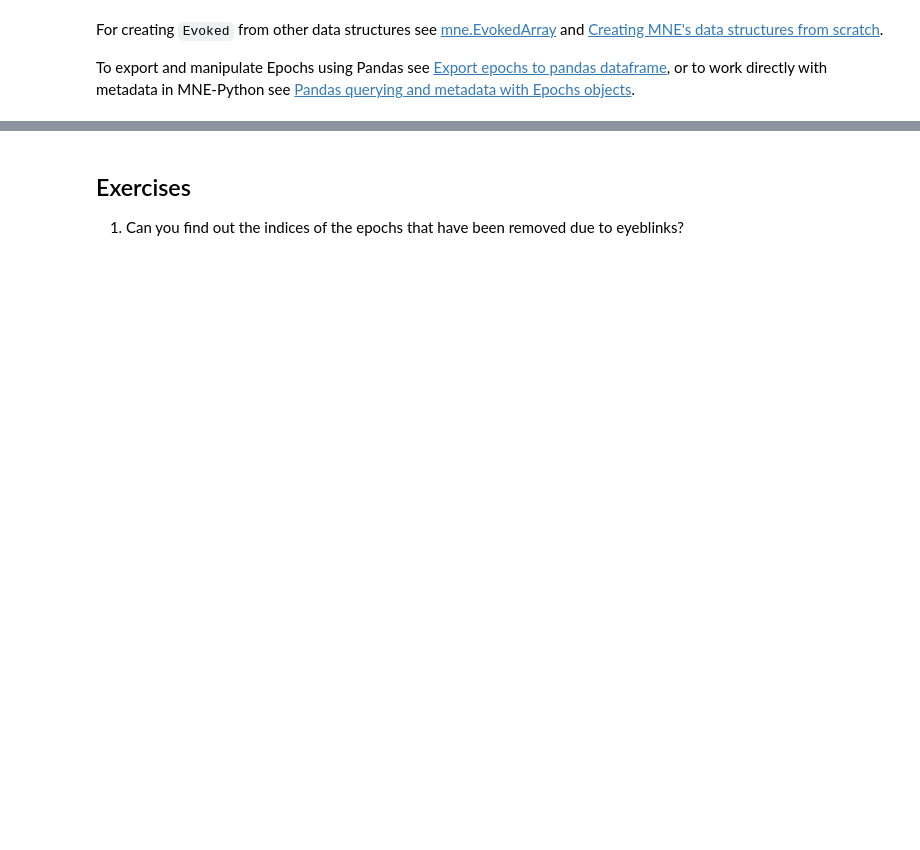
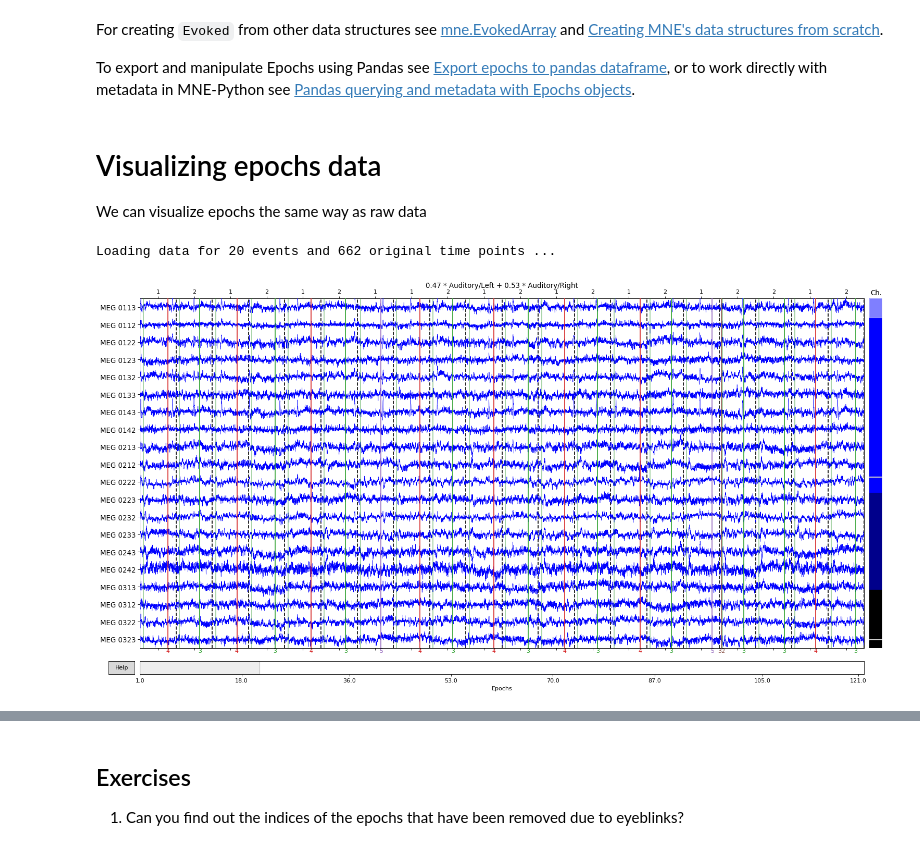
Before and after one commit to jasmainak/mne-workshop-brown, a Jupyter notebook: raw_to_evoked/epochs.ipynb, the cells around one changed output, grey strips where cells are left out. Drawn from its saved outputs; the diff is of its cells as text; code cells hidden in the pictures; blank space fills up the shorter version.

```diff
--- a/raw_to_evoked/epochs.ipynb
+++ b/raw_to_evoked/epochs.ipynb
@@ -282,3 +304,12 @@ For creating `Evoked` from other data structures see [mne.EvokedArray](https://m
 To export and manipulate Epochs using Pandas see
 [Export epochs to pandas dataframe](https://martinos.org/mne/stable/auto_tutorials/plot_epochs_to_data_frame.html#sphx-glr-auto-tutorials-plot-epochs-to-data-frame-py),
 or to work directly with metadata in MNE-Python see [Pandas querying and metadata with Epochs objects](https://martinos.org/mne/stable/auto_tutorials/plot_metadata_epochs.html#sphx-glr-auto-tutorials-plot-metadata-epochs-py).
+# %% [markdown]
+# Visualizing epochs data
+
+We can visualize epochs the same way as raw data
+# %%
+epochs.plot(block=True, events=events);
+# %% [output]
+Loading data for 20 events and 662 original time points ...
+[figure, added]
```
Also changed, not shown: parts of 16 cells of this notebook, 6 other files.
